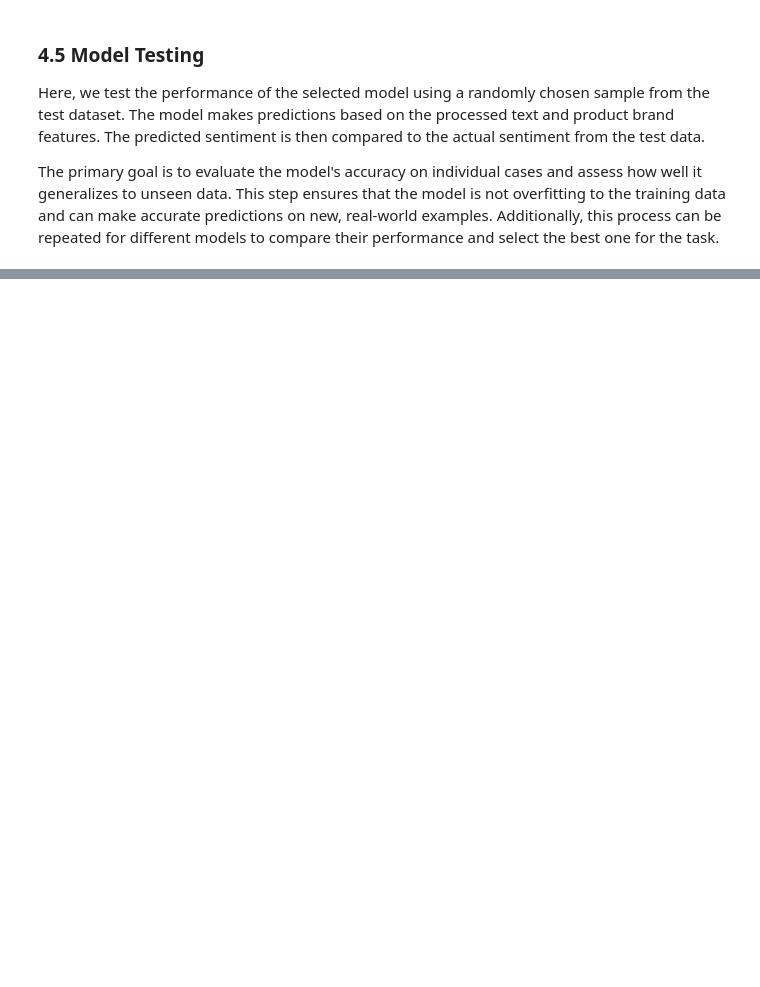
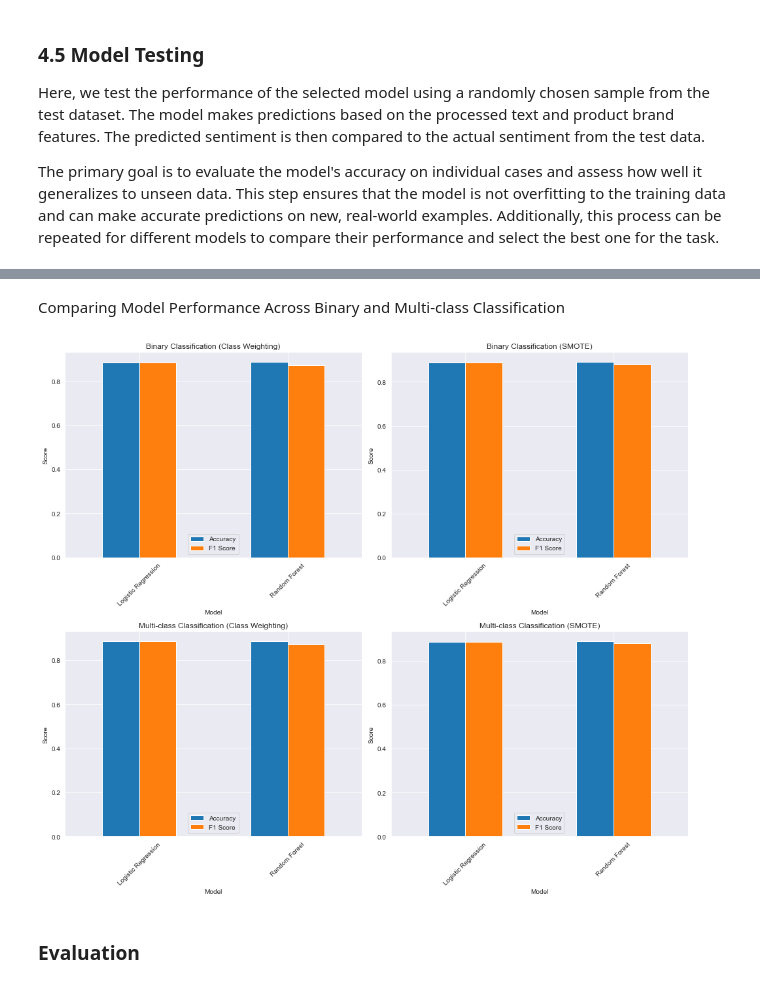
Before and after one commit to KoilaBetty/Twitter-sentiment-NLP-model, a Jupyter notebook: project.ipynb, the cells around one changed output, grey strips where cells are left out. Saved outputs shown, nothing was run; the diff lists cells and outputs as text; code cells hidden in the pictures; blank space fills up the shorter version.

```diff
--- a/project.ipynb
+++ b/project.ipynb
@@ -757,0 +780,9 @@ The primary goal is to evaluate the model's accuracy on individual cases and ass
+# %%
+# Function to get class weights
+def get_class_weights(y):
+    class_weights = dict(zip(np.unique(y), [1] * len(np.unique(y))))
+    sample_count = np.bincount(y)
+    total_samples = len(y)
+    for key in class_weights:
+        class_weights[key] = (1 / sample_count[key]) * (total_samples / len(class_weights))
+    return class_weights
@@ -757,0 +970,45 @@ The primary goal is to evaluate the model's accuracy on individual cases and ass
+# %% [markdown]
+Comparing Model Performance Across Binary and Multi-class Classification
+# %%
+def plot_model_performance(results, title, ax):
+    # Prepare data for plotting
+    model_names = []
+    accuracies = []
+    f1_scores = []
+
+    for model_name, metrics in results.items():
+        model_names.append(model_name)
+        accuracies.append(metrics['accuracy'])
+        f1_scores.append(metrics['f1_score'])
+
+    # Create a DataFrame for easier plotting
+    df_performance = pd.DataFrame({
+        'Model': model_names,
+        'Accuracy': accuracies,
+        'F1 Score': f1_scores
+    })
+
+    # Plotting on the provided axis (ax)
+    df_performance.set_index('Model', inplace=True)
+    df_performance.plot(kind='bar', ax=ax)
+    ax.set_title(title, fontsize=12)
+    ax.set_ylabel('Score')
+    ax.set_xlabel('Model')
+    ax.set_xticklabels(ax.get_xticklabels(), rotation=45)
+
+# Create a subplot with 2 rows and 2 columns
+fig, axes = plt.subplots(2, 2, figsize=(14, 12))  # Adjust figsize for larger/smaller plots
+
+# Plot each performance comparison in the grid
+plot_model_performance(binary_results_weighted, 'Binary Classification (Class Weighting)', axes[0, 0])
+plot_model_performance(binary_results_smote, 'Binary Classification (SMOTE)', axes[0, 1])
+plot_model_performance(multi_results_weighted, 'Multi-class Classification (Class Weighting)', axes[1, 0])
+plot_model_performance(multi_results_smote, 'Multi-class Classification (SMOTE)', axes[1, 1])
+
+# Adjust layout to ensure there's no overlap
+plt.tight_layout()
+plt.show()
+# %% [output]
+[figure, added]
+# %% [markdown]
+### **Evaluation**
```
Also changed, not shown: parts of 30 cells of this notebook, 5 other files.
